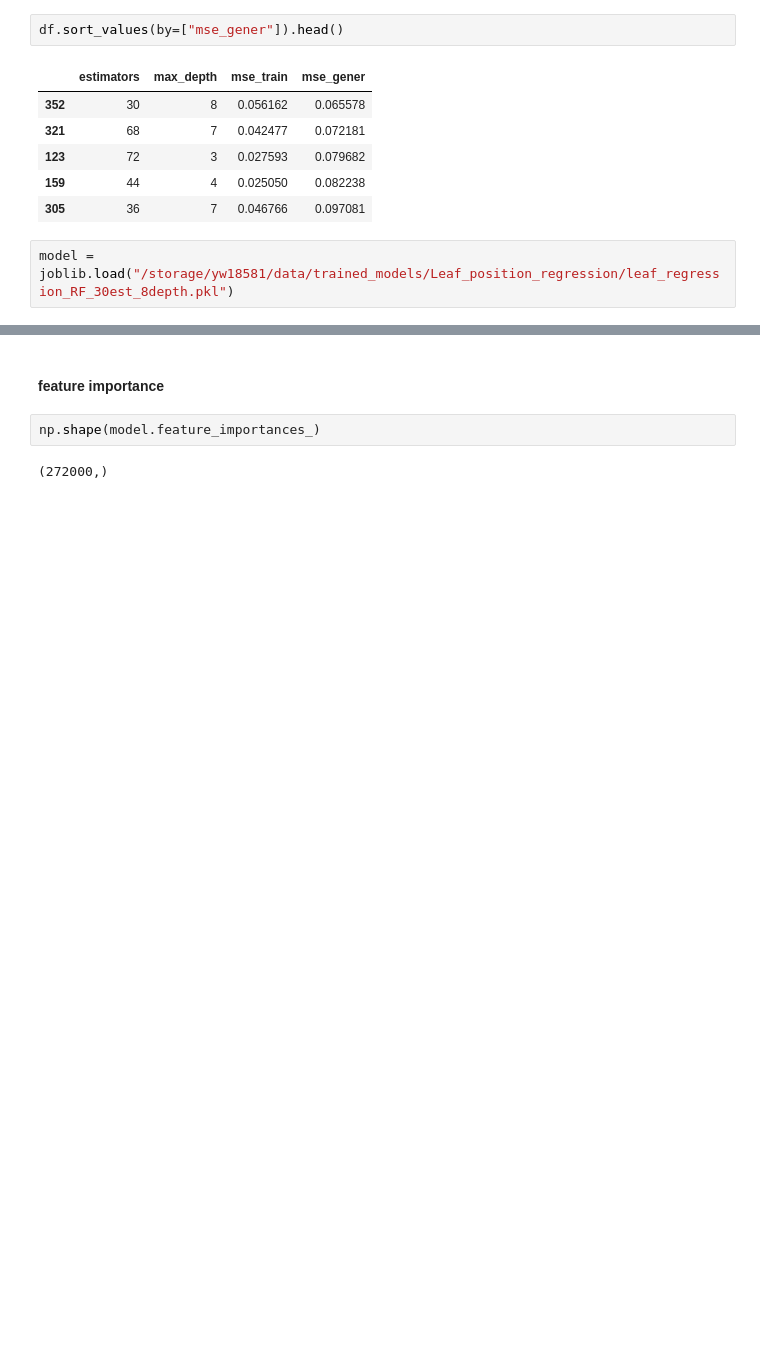
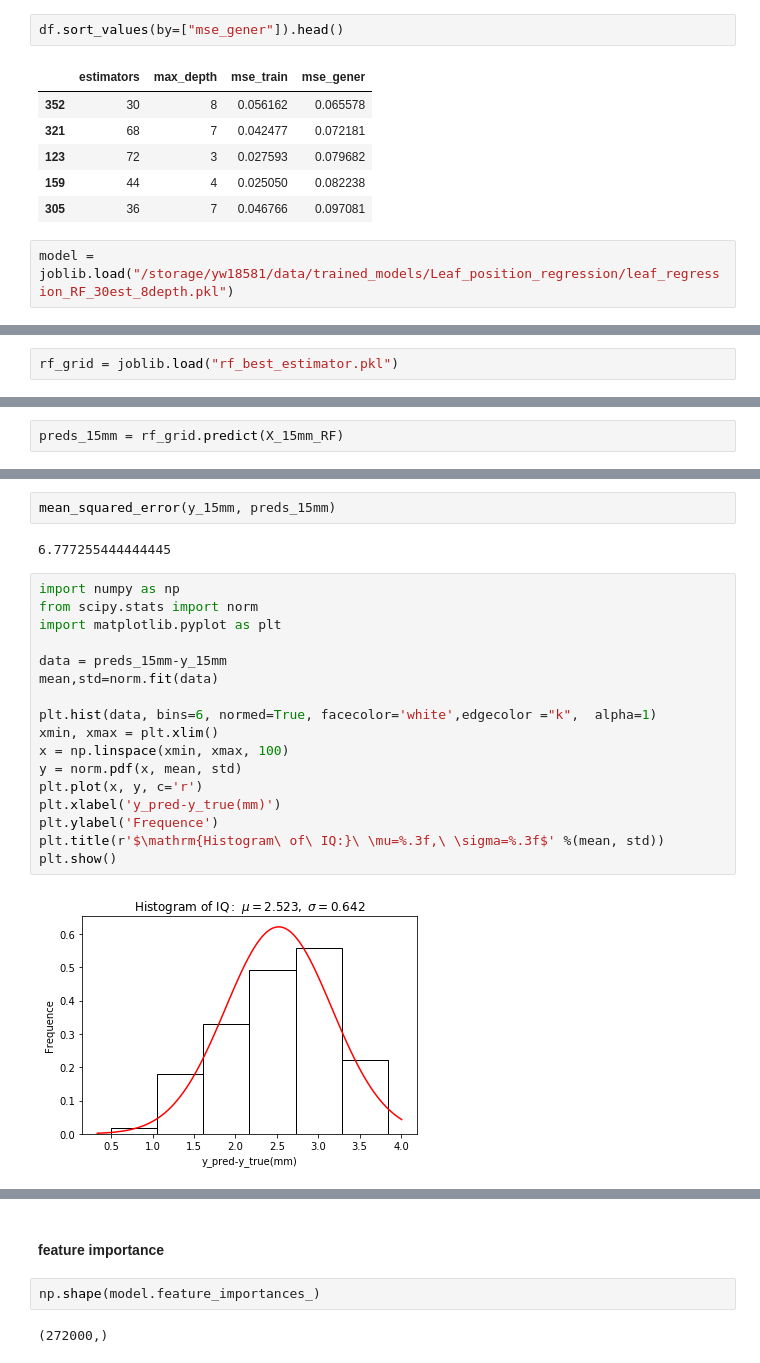
Before and after one commit to cdesio/leaf_reco, a Jupyter notebook: notebooks/Test_RF.ipynb, the cells around one changed output, grey strips where cells are left out. Drawn from its saved outputs; the diff is of its cells as text; blank space fills up the shorter version.

```diff
--- a/notebooks/Test_RF.ipynb
+++ b/notebooks/Test_RF.ipynb
@@ -179,0 +211,2 @@ array([15.        , 15.        , 25.        ,  4.        ,  3.93333333,
+# %%
+rf_grid = joblib.load("rf_best_estimator.pkl")
@@ -179,0 +222,2 @@ array([15.        , 15.        , 25.        ,  4.        ,  3.93333333,
+# %%
+preds_15mm = rf_grid.predict(X_15mm_RF)
@@ -179,0 +227,23 @@ array([15.        , 15.        , 25.        ,  4.        ,  3.93333333,
+# %%
+mean_squared_error(y_15mm, preds_15mm)
+# %% [output]
+6.777255444444445
+# %%
+import numpy as np
+from scipy.stats import norm
+import matplotlib.pyplot as plt
+
+data = preds_15mm-y_15mm
+mean,std=norm.fit(data)
+
+plt.hist(data, bins=6, normed=True, facecolor='white',edgecolor ="k",  alpha=1)
+xmin, xmax = plt.xlim()
+x = np.linspace(xmin, xmax, 100)
+y = norm.pdf(x, mean, std)
+plt.plot(x, y, c='r')
+plt.xlabel('y_pred-y_true(mm)')
+plt.ylabel('Frequence')
+plt.title(r'$\mathrm{Histogram\ of\ IQ:}\ \mu=%.3f,\ \sigma=%.3f$' %(mean, std))
+plt.show()
+# %% [output]
+[figure, added]
```
Also changed, not shown: parts of 18 cells of this notebook, 9 other files.
